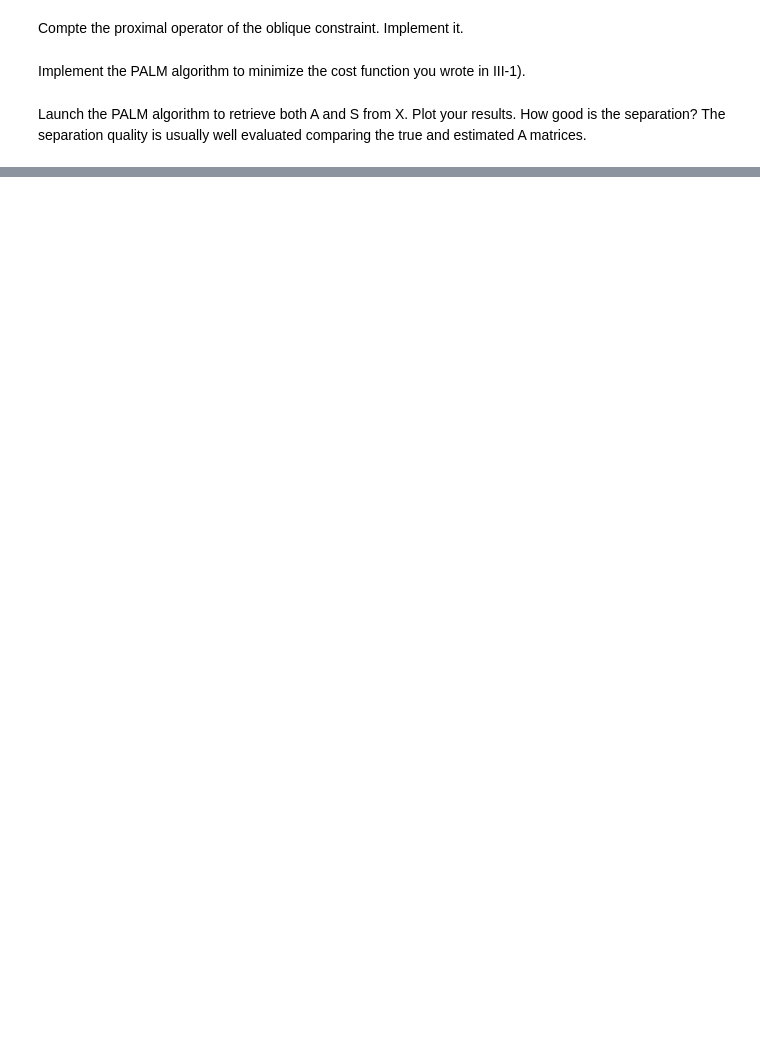
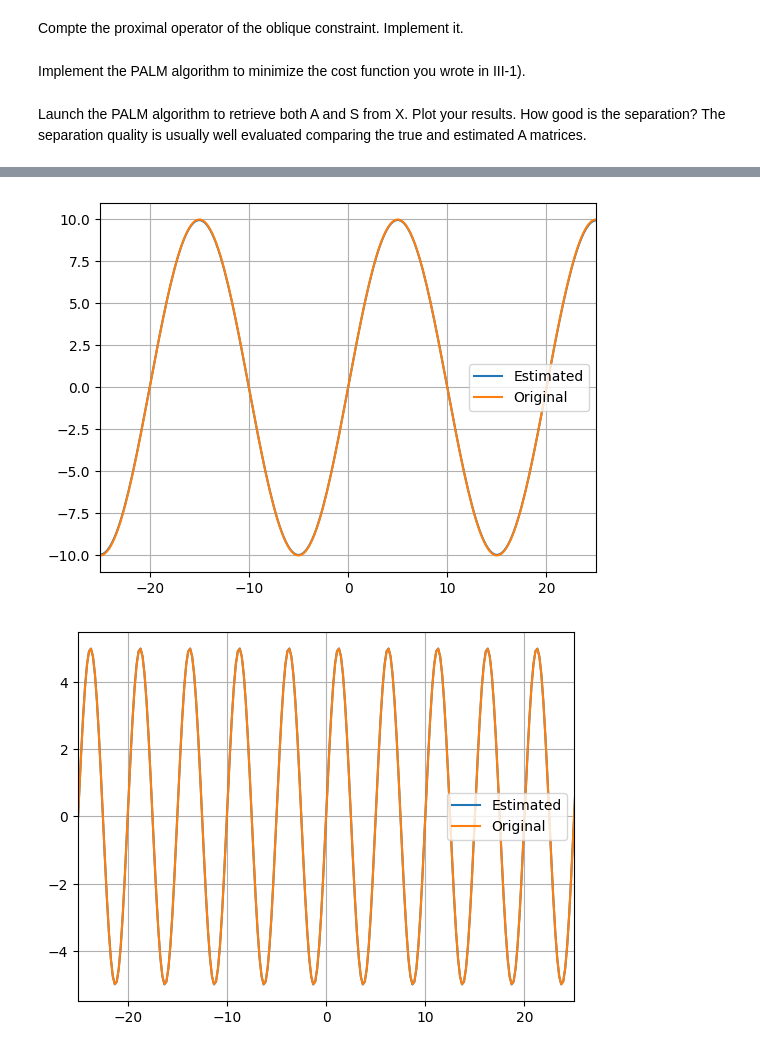
Before and after one commit to V-kr0pt/Image-Processing, a Jupyter notebook: IMA207 - Remote sensing_industrial applications/TPs/TP3/TP1_IMA207_sans_correction_2023.ipynb, the cells around one changed output, grey strips where cells are left out. Cells and saved outputs as stored; diff of their text form; code cells hidden in the pictures; blank space fills up the shorter version.

Commit message:
TP3 PALM algorithm done

```diff
--- a/IMA207 - Remote sensing_industrial applications/TPs/TP3/TP1_IMA207_sans_correction_2023.ipynb
+++ b/IMA207 - Remote sensing_industrial applications/TPs/TP3/TP1_IMA207_sans_correction_2023.ipynb
@@ -346,2 +350,21 @@ Implement the PALM algorithm to minimize the cost function you wrote in III-1).
+# %%
+def prox_oblique(A):
+    A = A/np.maximum(np.linalg.norm(A,axis=0), 1)
+    return A
+
+def PALM(X,n=2,lamb=0,nbIt = 100):
+    # Initialization
+    A_est = np.eye(n)
+    S_est = np.zeros((n,np.shape(X)[1]))
+    for i in range(nbIt):
+        # Update of S
+        dA = A_est.T @ (X - A_est @ S_est)
+        denA = np.linalg.norm(A_est.T @ A_est)+1e-16
+        S_est = prox_l1(S_est + 0.9/denA * dA, lamb)
+        # Update of A
+        dS = (X - A_est @ S_est) @ S_est.T
+        denS = np.linalg.norm(S_est @ S_est.T)+1e-16
+        A_est = prox_oblique(A_est + 0.9/denS * dS)
+    return A_est,S_est
 # %% [markdown]
 Launch the PALM algorithm to retrieve both A and S from X. Plot your results. How good is the separation? The separation quality is usually well evaluated comparing the true and estimated A matrices.
@@ -352,0 +371,23 @@ Launch the PALM algorithm to retrieve both A and S from X. Plot your results. Ho
+# %%
+A_fest, S_fest = PALM(Xf, n=2, lamb=1000, nbIt=1000)
+
+S_fest = sff.idct(S_fest)
+S_fest = S_fest/np.max(np.abs(S_fest),axis=1)[:,None]
+S_fest = S_fest*np.max(np.abs(S),axis=1)[:,None]
+
+plt.figure()
+plt.plot(x_abs, S_fest[0], label = 'Estimated')
+plt.plot(x_abs,S[0,:], label = 'Original')
+plt.xlim([-25,25])
+plt.legend()
+plt.grid()
+
+plt.figure()
+plt.plot(x_abs, S_fest[1], label = 'Estimated')
+plt.plot(x_abs,S[1,:], label = 'Original')
+plt.xlim([-25,25])
+plt.legend()
+plt.grid()
+# %% [output]
+[figure, added]
+[figure, added]
```
Also changed, not shown: parts of 14 cells of this notebook.
